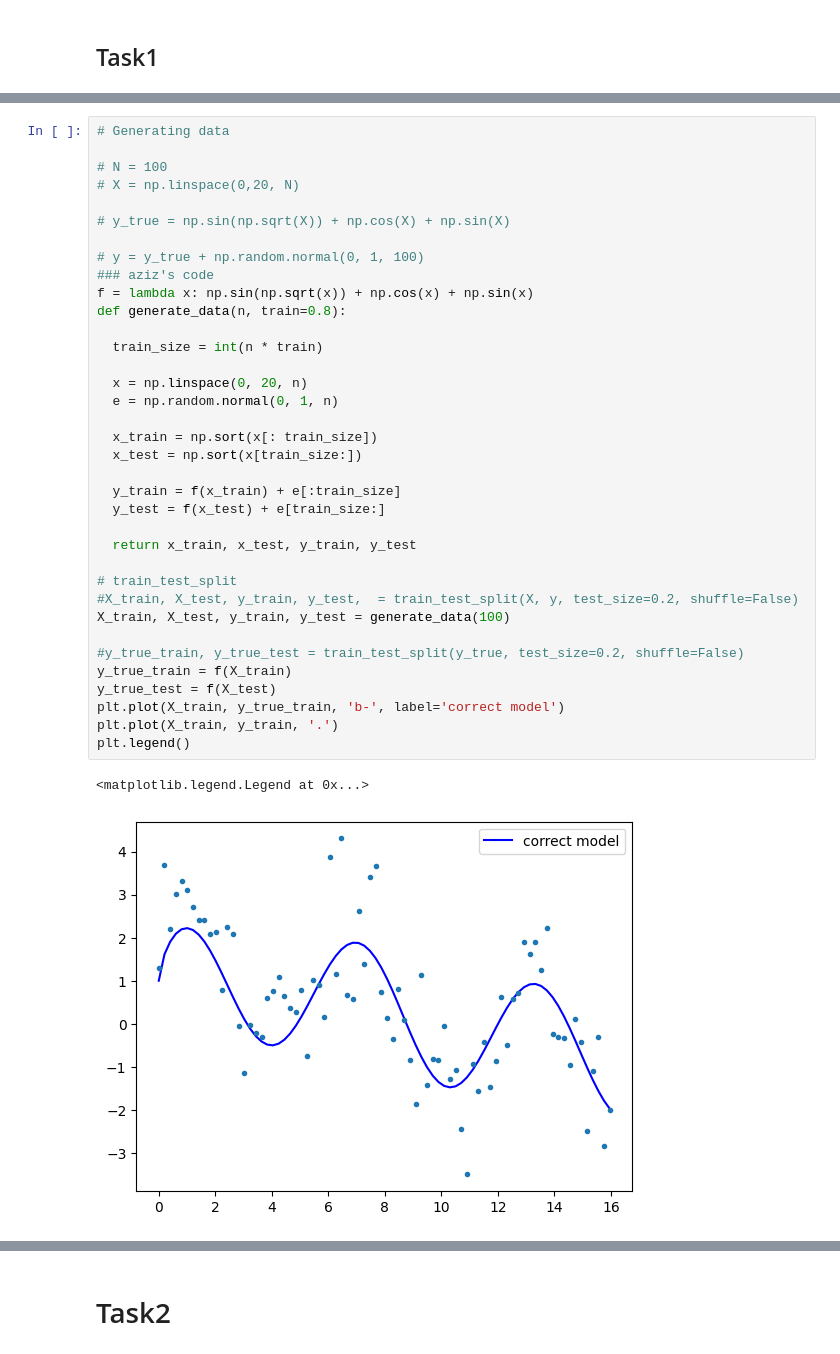
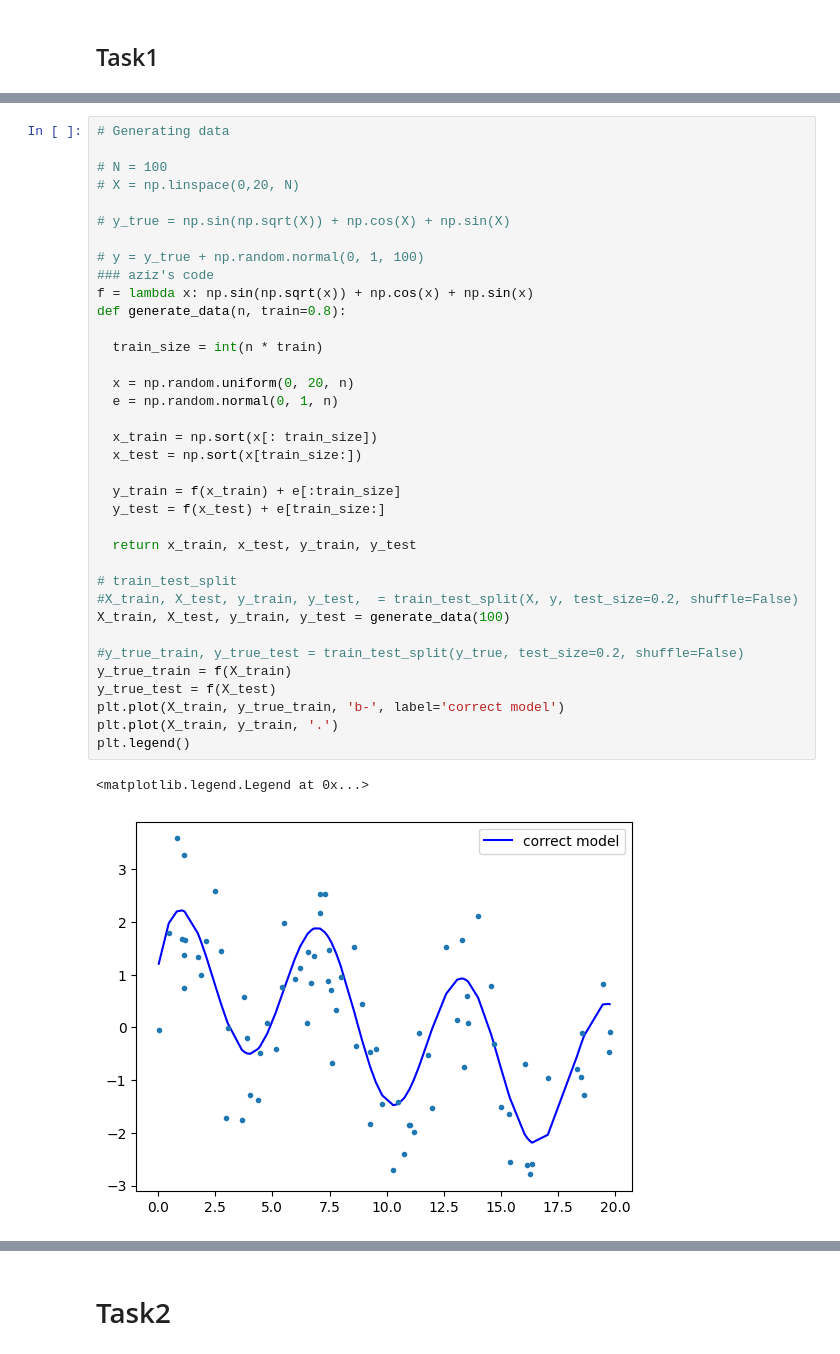
Before and after one commit to Wilbur0912/comp551, a Jupyter notebook: assignment2.ipynb, the cells around one changed output, grey strips where cells are left out. Cells and saved outputs as stored; diff of their text form.

```diff
--- a/assignment2.ipynb
+++ b/assignment2.ipynb
@@ -50,35 +52,35 @@ class GaussianRegression:
 
 # y = y_true + np.random.normal(0, 1, 100)
 ### aziz's code
 f = lambda x: np.sin(np.sqrt(x)) + np.cos(x) + np.sin(x)
 def generate_data(n, train=0.8):
 
   train_size = int(n * train)
 
-  x = np.linspace(0, 20, n)
+  x = np.random.uniform(0, 20, n)
   e = np.random.normal(0, 1, n)
 
   x_train = np.sort(x[: train_size])
   x_test = np.sort(x[train_size:])
 
   y_train = f(x_train) + e[:train_size]
   y_test = f(x_test) + e[train_size:]
 
   return x_train, x_test, y_train, y_test
 
 # train_test_split
 #X_train, X_test, y_train, y_test,  = train_test_split(X, y, test_size=0.2, shuffle=False)
 X_train, X_test, y_train, y_test = generate_data(100)
 
 #y_true_train, y_true_test = train_test_split(y_true, test_size=0.2, shuffle=False)
 y_true_train = f(X_train)
 y_true_test = f(X_test)
 plt.plot(X_train, y_true_train, 'b-', label='correct model')
 plt.plot(X_train, y_train, '.')
 plt.legend()
 # %% [output]
 <matplotlib.legend.Legend at 0x...>
-[figure, old version]
+[figure, new version]
 # %%
 gaussian_bases = [0,10,20,30,40,50,60,70,80,90,100]
 model_list = []
```
Also changed, not shown: parts of 8 cells of this notebook.
